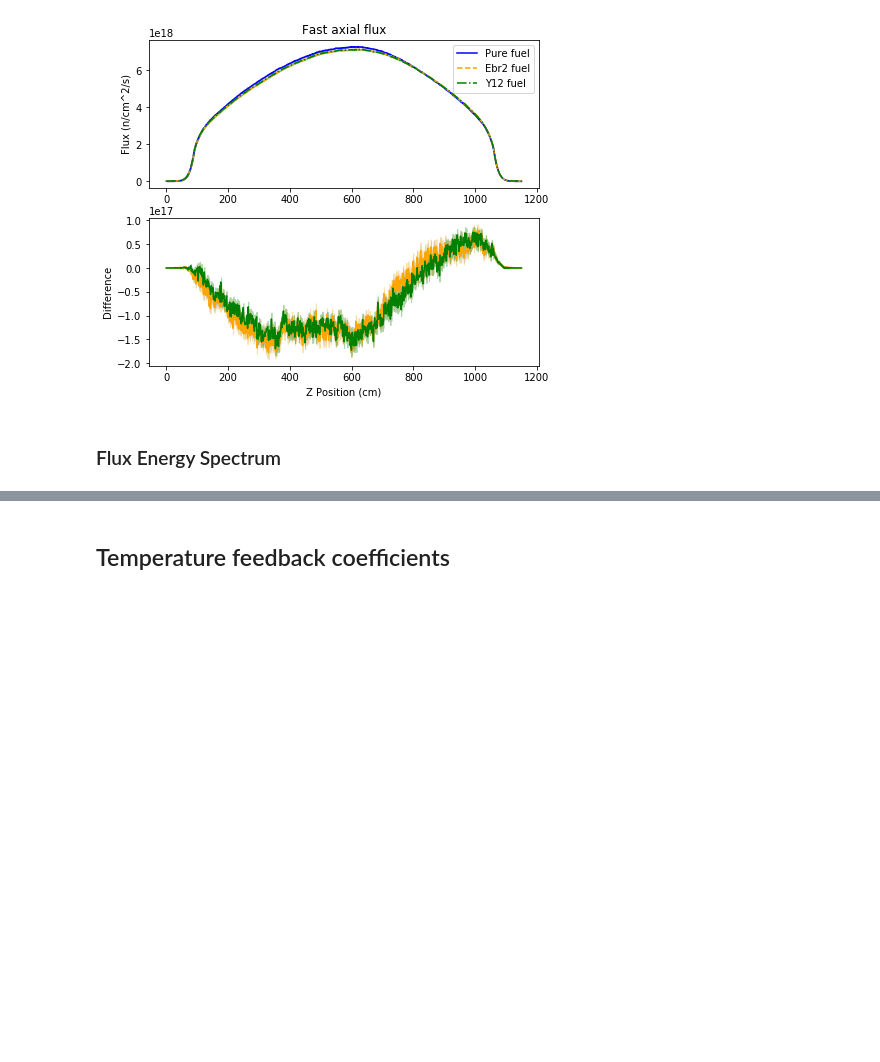
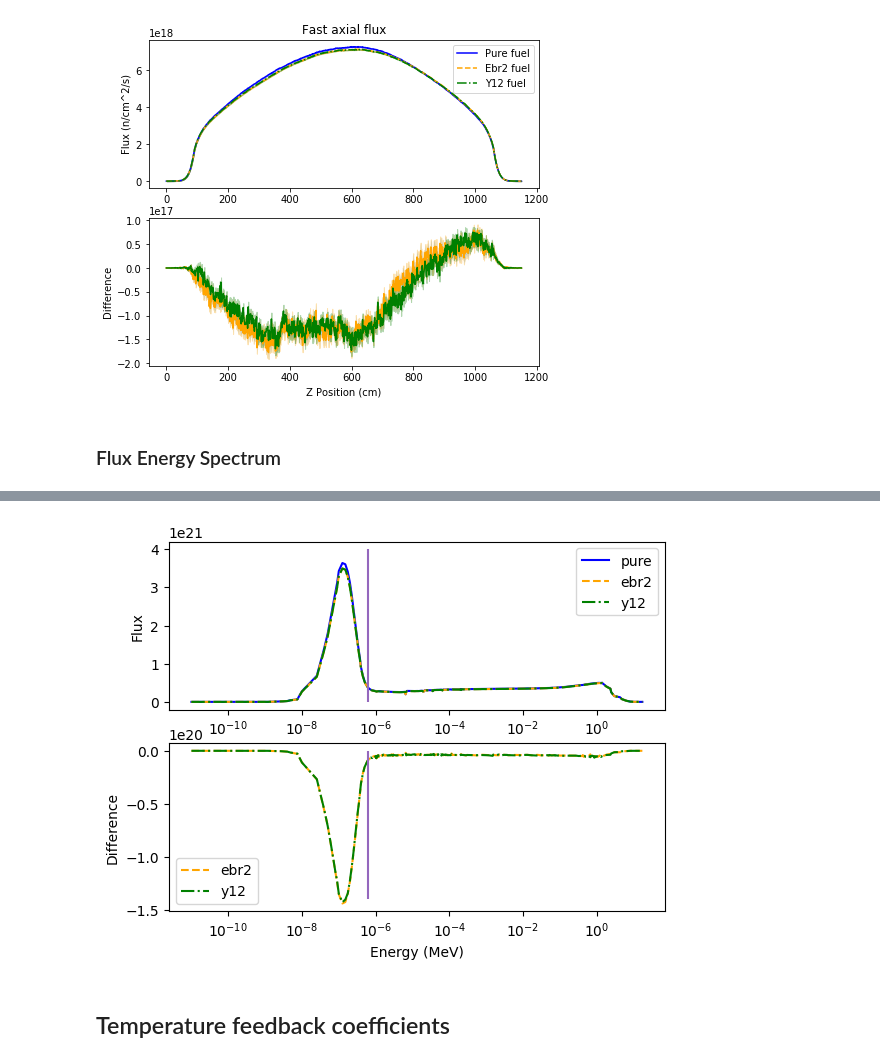
Before and after one commit to abachma2/phlox, a Jupyter notebook: reactors/full-core/htgr-200/Impurities_analysis.ipynb, the cells around one changed output, grey strips where cells are left out. Saved outputs shown, nothing was run; the diff lists cells and outputs as text; code cells hidden in the pictures; blank space fills up the shorter version.

```diff
--- a/reactors/full-core/htgr-200/Impurities_analysis.ipynb
+++ b/reactors/full-core/htgr-200/Impurities_analysis.ipynb
@@ -479,25 +484,30 @@ for fuel in core_flux:
             core_flux[fuel] += spectrum[fuel].tallies[:, x, y]
 # %%
 plt.figure()
+ax1 = plt.subplot(2,1,1)
 for fuel in core_flux:
-    plt.plot(energy[:-1], core_flux[fuel]/lethargy, label=fuel, color=colors[fuel],
+    ax1.plot(energy[:-1], core_flux[fuel]/lethargy, label=fuel, color=colors[fuel],
             linestyle=linestyles[fuel])
-plt.vlines(0.625e-6, 0, 3e19, 'tab:purple')
+ax1.vlines(0.625e-6, 0, 4e21, 'tab:purple')
 plt.legend()
 plt.xlabel('Energy (MeV)')
 plt.ylabel('Flux')
 plt.xscale('log')
 #plt.yscale('log')
 
-plt.figure()
+ax2 = plt.subplot(2,1,2)
 for fuel in ['ebr2', 'y12']:
-    plt.plot(energy[:-1], (core_flux[fuel]-core_flux['pure'])/lethargy,
-             color = colors[fuel], label=fuel)
-plt.vlines(0.625e-6, -0.5e17, 2e17, 'tab:purple')
+    ax2.plot(energy[:-1], (core_flux[fuel]-core_flux['pure'])/lethargy,
+             color = colors[fuel], label=fuel, linestyle=linestyles[fuel])
+ax2.vlines(0.625e-6, -1.4e20, 1, 'tab:purple')
+#ax2.set_yscale('log')
 plt.legend()
 plt.xlabel('Energy (MeV)')
 plt.ylabel('Difference')
 plt.xscale('log')
+plt.savefig('xe100_mg_flux.pdf')
+# %% [output]
+[figure, added]
 # %% [markdown]
 ## Temperature feedback coefficients
 # %%
```
Also changed, not shown: parts of 4 cells of this notebook.
